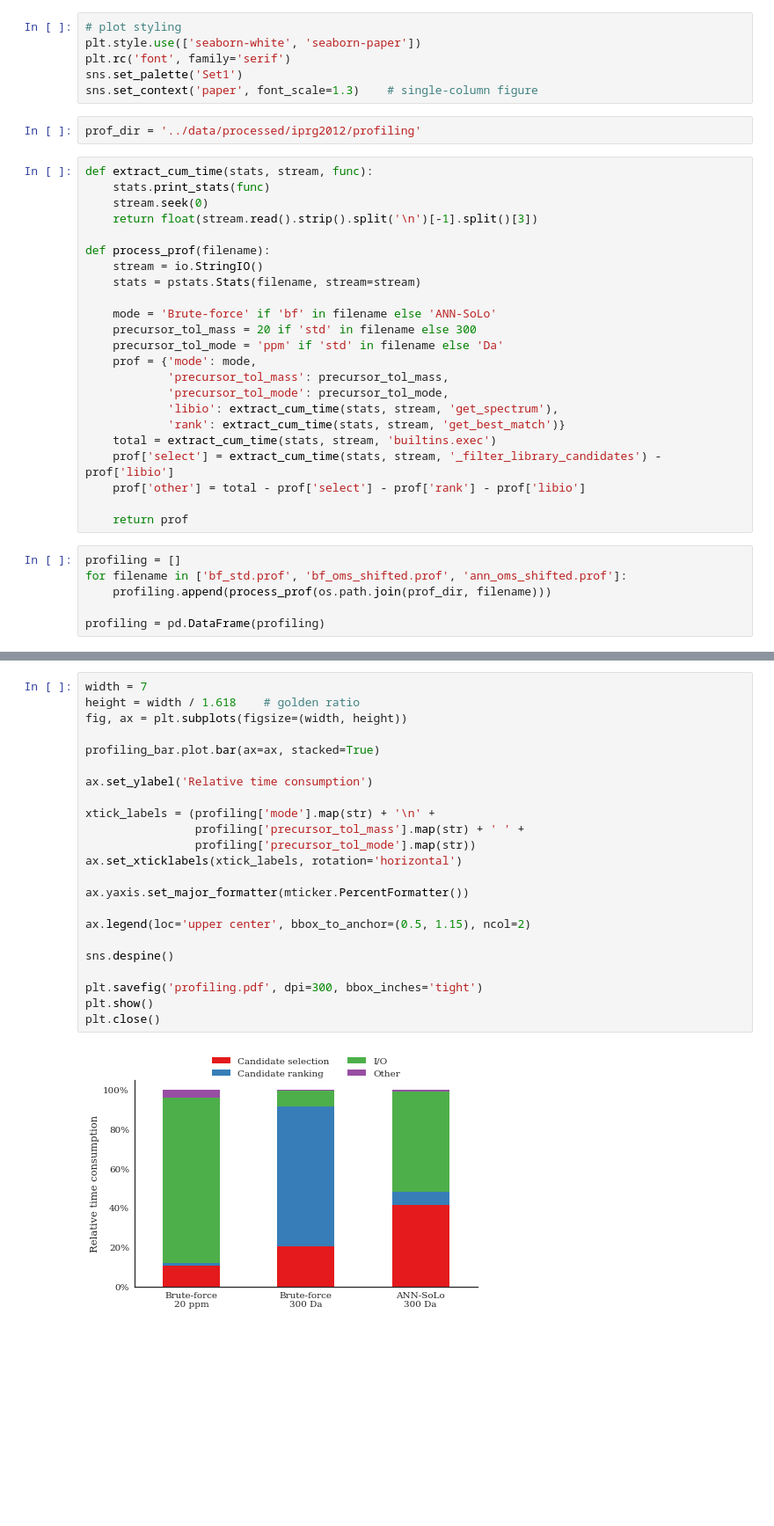
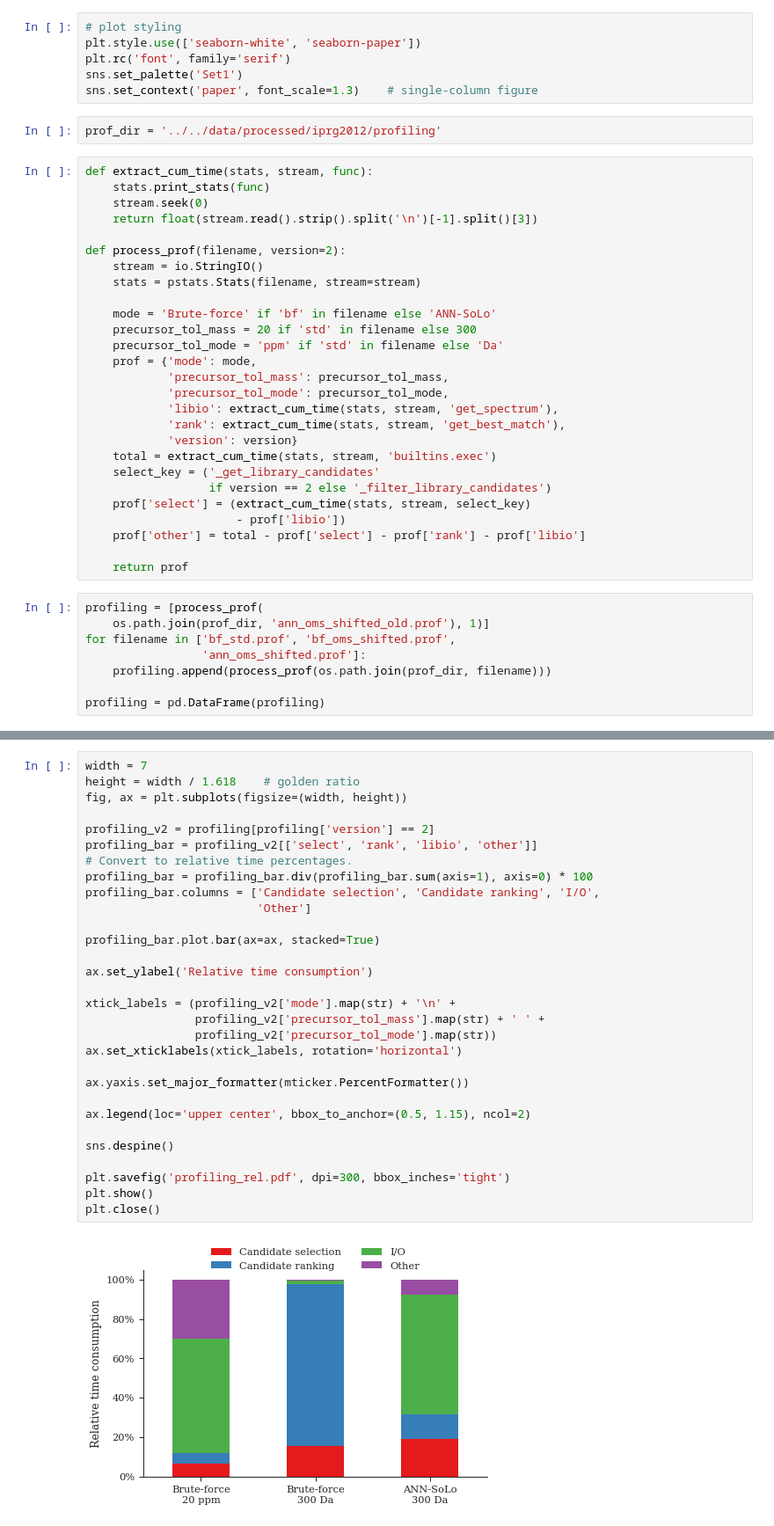
Before and after one commit to bittremieux/ANN-SoLo, a Jupyter notebook: notebooks/iprg2012_profiling.ipynb, the cells around one changed output, grey strips where cells are left out. Shown at 88% size. Cells and saved outputs as stored; diff of their text form; blank space fills up the shorter version.

```diff
--- a/notebooks/iprg2012_profiling.ipynb
+++ b/notebooks/iprg2012_profiling.ipynb
@@ -17,14 +17,14 @@ plt.rc('font', family='serif')
 sns.set_palette('Set1')
 sns.set_context('paper', font_scale=1.3)    # single-column figure
 # %%
-prof_dir = '../data/processed/iprg2012/profiling'
+prof_dir = '../../data/processed/iprg2012/profiling'
 # %%
 def extract_cum_time(stats, stream, func):
     stats.print_stats(func)
     stream.seek(0)
     return float(stream.read().strip().split('\n')[-1].split()[3])
 
-def process_prof(filename):
+def process_prof(filename, version=2):
     stream = io.StringIO()
     stats = pstats.Stats(filename, stream=stream)
 
@@ -35,15 +35,21 @@ def process_prof(filename):
             'precursor_tol_mass': precursor_tol_mass,
             'precursor_tol_mode': precursor_tol_mode,
             'libio': extract_cum_time(stats, stream, 'get_spectrum'),
-            'rank': extract_cum_time(stats, stream, 'get_best_match')}
+            'rank': extract_cum_time(stats, stream, 'get_best_match'),
+            'version': version}
     total = extract_cum_time(stats, stream, 'builtins.exec')
-    prof['select'] = extract_cum_time(stats, stream, '_filter_library_candidates') - prof['libio']
+    select_key = ('_get_library_candidates'
+                  if version == 2 else '_filter_library_candidates')
+    prof['select'] = (extract_cum_time(stats, stream, select_key)
+                      - prof['libio'])
     prof['other'] = total - prof['select'] - prof['rank'] - prof['libio']
 
     return prof
 # %%
-profiling = []
-for filename in ['bf_std.prof', 'bf_oms_shifted.prof', 'ann_oms_shifted.prof']:
+profiling = [process_prof(
+    os.path.join(prof_dir, 'ann_oms_shifted_old.prof'), 1)]
+for filename in ['bf_std.prof', 'bf_oms_shifted.prof',
+                 'ann_oms_shifted.prof']:
     profiling.append(process_prof(os.path.join(prof_dir, filename)))
 
 profiling = pd.DataFrame(profiling)
@@ -56,25 +56,32 @@ profiling_bar.columns = ['Candidate selection', 'Candidate ranking',
 # %%
 width = 7
 height = width / 1.618    # golden ratio
 fig, ax = plt.subplots(figsize=(width, height))
 
+profiling_v2 = profiling[profiling['version'] == 2]
+profiling_bar = profiling_v2[['select', 'rank', 'libio', 'other']]
+# Convert to relative time percentages.
+profiling_bar = profiling_bar.div(profiling_bar.sum(axis=1), axis=0) * 100
+profiling_bar.columns = ['Candidate selection', 'Candidate ranking', 'I/O',
+                         'Other']
+
 profiling_bar.plot.bar(ax=ax, stacked=True)
 
 ax.set_ylabel('Relative time consumption')
 
-xtick_labels = (profiling['mode'].map(str) + '\n' +
-                profiling['precursor_tol_mass'].map(str) + ' ' +
-                profiling['precursor_tol_mode'].map(str))
+xtick_labels = (profiling_v2['mode'].map(str) + '\n' +
+                profiling_v2['precursor_tol_mass'].map(str) + ' ' +
+                profiling_v2['precursor_tol_mode'].map(str))
 ax.set_xticklabels(xtick_labels, rotation='horizontal')
 
 ax.yaxis.set_major_formatter(mticker.PercentFormatter())
 
 ax.legend(loc='upper center', bbox_to_anchor=(0.5, 1.15), ncol=2)
 
 sns.despine()
 
-plt.savefig('profiling.pdf', dpi=300, bbox_inches='tight')
+plt.savefig('profiling_rel.pdf', dpi=300, bbox_inches='tight')
 plt.show()
 plt.close()
 # %% [output]
-[figure, old version]
+[figure, new version]
```
Also changed, not shown: parts of 2 cells of this notebook, 5 other files.
